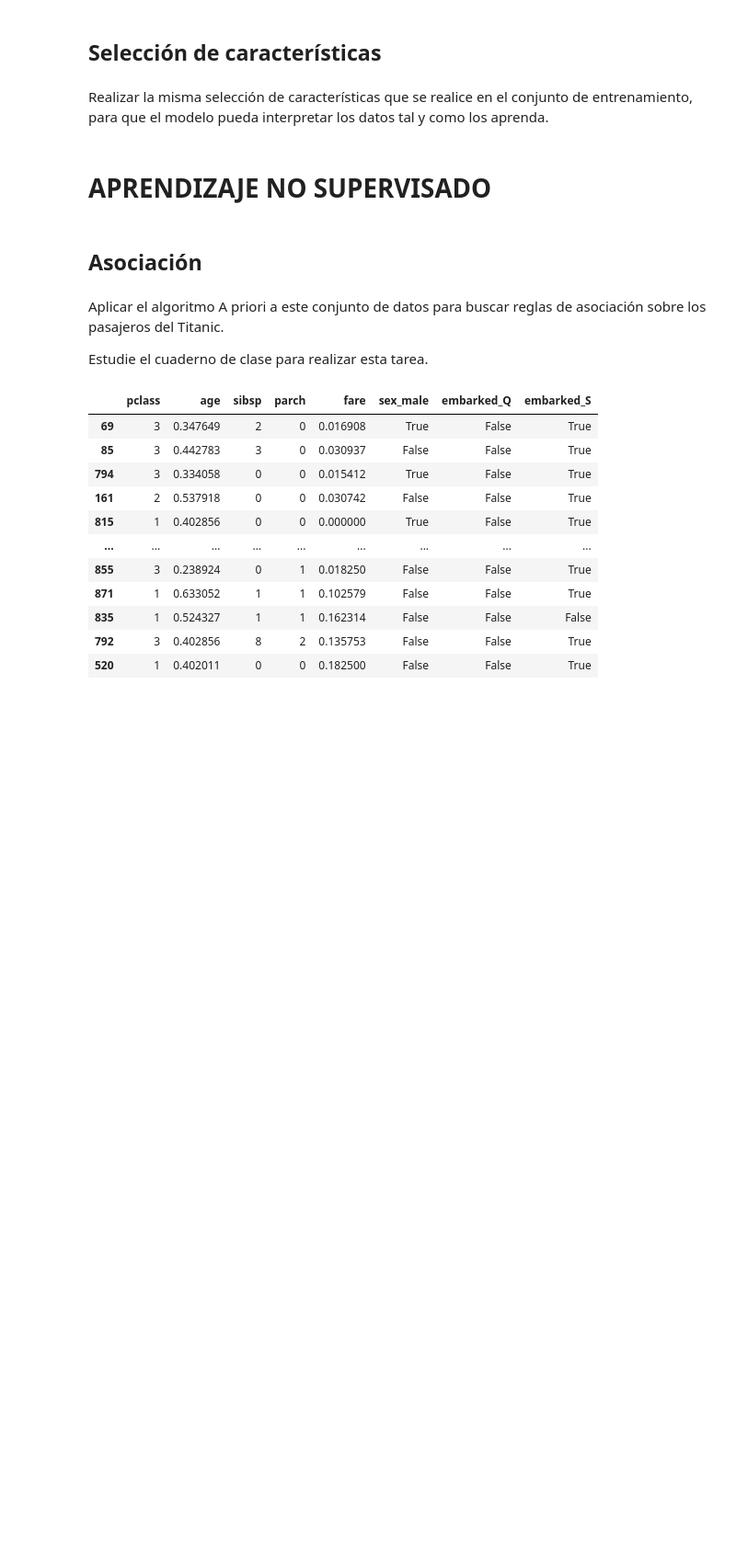
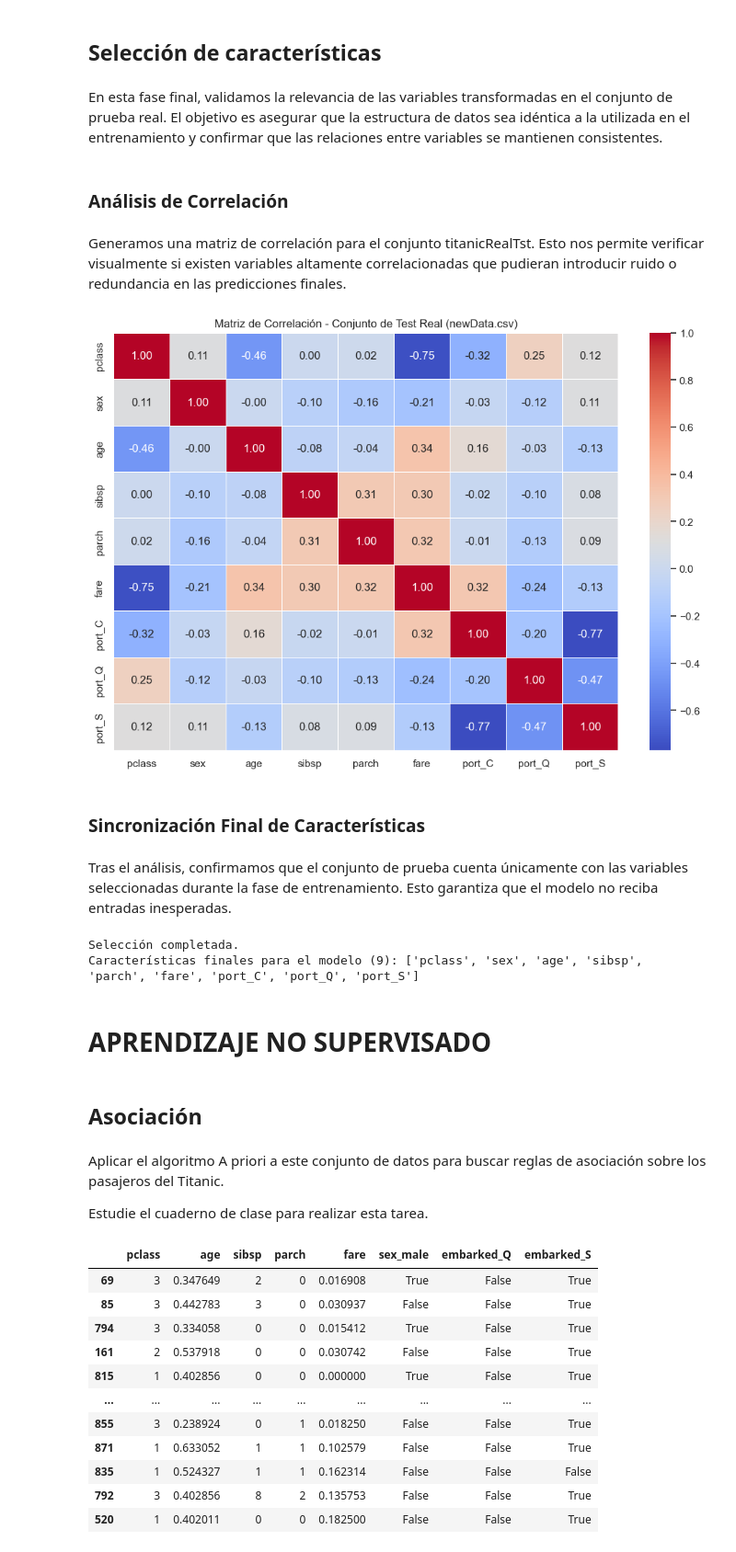
Before and after one commit to duvan1026/Titanic_Big_Data, a Jupyter notebook: ABD_CastroBautistaDuvanDario.ipynb, the cells around one changed output. Shown at 92% size. Drawn from its saved outputs; the diff is of its cells as text; code cells hidden in the pictures; blank space fills up the shorter version.

```diff
--- a/ABD_CastroBautistaDuvanDario.ipynb
+++ b/ABD_CastroBautistaDuvanDario.ipynb
@@ -1503,4 +1415,0 @@ dtype: int64
-# %%
-# Imputación por la media (variables numéricas)
-titanicRealTst['age'].fillna(titanicRealTst['age'].mean(), inplace=True)
-titanicRealTst['fare'].fillna(titanicRealTst['fare'].mean(), inplace=True)
@@ -1586,4 +1590,2 @@ titanicRealTst_Norm
 # %% [markdown]
 ## Selección de características
-# %% [markdown]
-Realizar la misma selección de características que se realice en el conjunto de entrenamiento, para que el modelo pueda interpretar los datos tal y como los aprenda.
@@ -1593,3 +1592,37 @@ Realizar la misma selección de características que se realice en el conjunto d
+# %% [markdown]
+En esta fase final, validamos la relevancia de las variables transformadas en el conjunto de prueba real. El objetivo es asegurar que la estructura de datos sea idéntica a la utilizada en el entrenamiento y confirmar que las relaciones entre variables se mantienen consistentes.
+# %% [markdown]
+### Análisis de Correlación
+# %% [markdown]
+Generamos una matriz de correlación para el conjunto titanicRealTst. Esto nos permite verificar visualmente si existen variables altamente correlacionadas que pudieran introducir ruido o redundancia en las predicciones finales.
+# %%
+# Calculamos la matriz de correlación
+corr_matrix_test = titanicRealTst.corr()
+
+# Visualización mediante un Heatmap
+plt.figure(figsize=(12, 8))
+sns.heatmap(corr_matrix_test, annot=True, cmap='coolwarm', fmt=".2f", linewidths=0.5)
+plt.title('Matriz de Correlación - Conjunto de Test Real (newData.csv)')
+plt.show()
+# %% [output]
+[figure, added]
+# %% [markdown]
+### Sincronización Final de Características
+# %% [markdown]
+Tras el análisis, confirmamos que el conjunto de prueba cuenta únicamente con las variables seleccionadas durante la fase de entrenamiento. Esto garantiza que el modelo no reciba entradas inesperadas.
+# %%
+# Lista de características finales seleccionadas en el entrenamiento
+# (Asegúrate de que esta lista coincida con la que usaste en X_train)
+features_finales = X_train.columns.tolist()
+
+# Aplicamos la selección al Test Real
+titanicRealTst = titanicRealTst[features_finales]
+
+print(f"Selección completada.")
+print(f"Características finales para el modelo ({len(features_finales)}): {features_finales}")
+# %% [output]
+Selección completada.
+Características finales para el modelo (9): ['pclass', 'sex', 'age', 'sibsp', 'parch', 'fare', 'port_C', 'port_Q', 'port_S']
 # %% [markdown]
 # APRENDIZAJE NO SUPERVISADO
 # %% [markdown]
```
Also changed, not shown: parts of 48 cells of this notebook.
